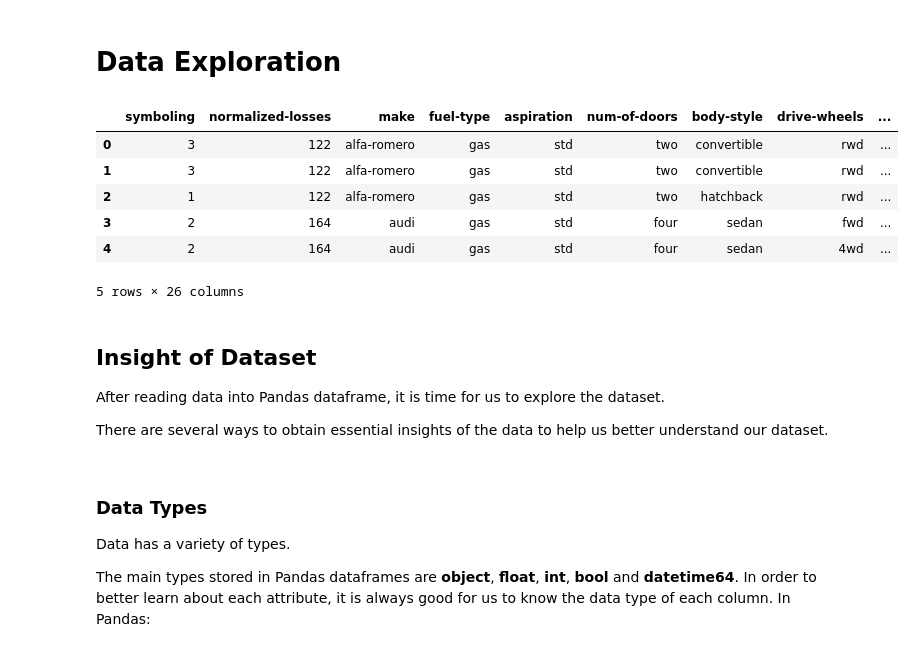
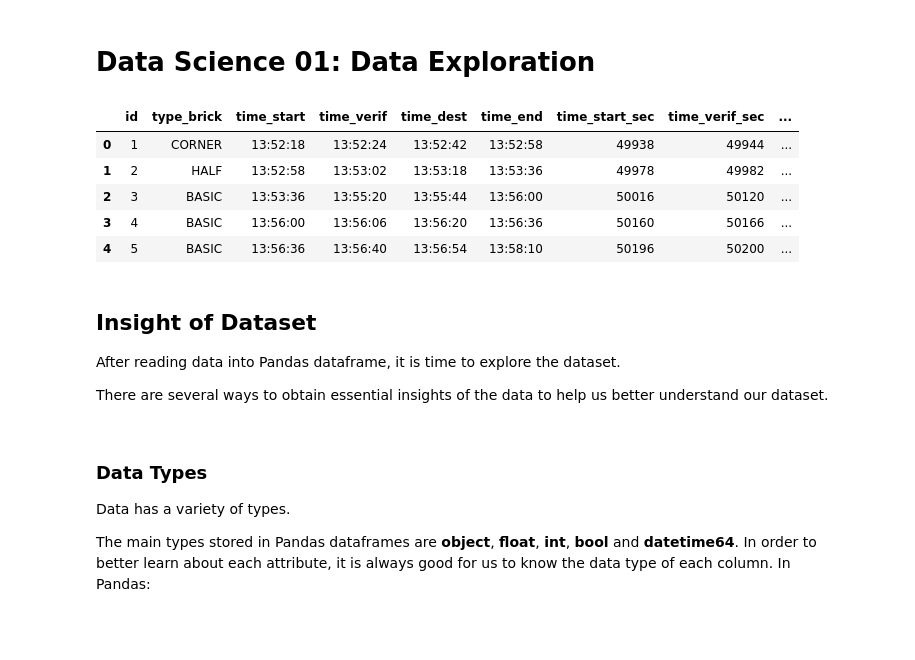
Before and after one commit to UsmanovSla/MGD-RSS, a Jupyter notebook: model/dataScience/DS_02_Exploration.ipynb, the cells around one changed output. Cells and saved outputs as stored; diff of their text form; code cells hidden in the pictures.

```diff
--- a/model/dataScience/DS_02_Exploration.ipynb
+++ b/model/dataScience/DS_02_Exploration.ipynb
@@ -1,5 +1,5 @@
 # %% [markdown]
-# Data Exploration
+# Data Science 01: Data Exploration
 # %%
 # install libraries
 #%pip install pandas
@@ -10,21 +10,20 @@ import pandas as pd
 import numpy as np
 # %%
 # Read clean dataset from file and assign it to variable "df"
-other_path = "data/03_clean_automobile.csv"
+other_path = "../../data/raw/clean_timelaps.csv"
 df = pd.read_csv(other_path)
 df.head()
 # %% [output]
-|  | symboling | normalized-losses | make | fuel-type | aspiration | num-of-doors | body-style | drive-wheels | ... |
-| 0 | 3 | 122 | alfa-romero | gas | std | two | convertible | rwd | ... |
-| 1 | 3 | 122 | alfa-romero | gas | std | two | convertible | rwd | ... |
-| 2 | 1 | 122 | alfa-romero | gas | std | two | hatchback | rwd | ... |
-| 3 | 2 | 164 | audi | gas | std | four | sedan | fwd | ... |
-| 4 | 2 | 164 | audi | gas | std | four | sedan | 4wd | ... |
+|  | id | type_brick | time_start | time_verif | time_dest | time_end | time_start_sec | time_verif_sec | ... |
+| 0 | 1 | CORNER | 13:52:18 | 13:52:24 | 13:52:42 | 13:52:58 | 49938 | 49944 | ... |
+| 1 | 2 | HALF | 13:52:58 | 13:53:02 | 13:53:18 | 13:53:36 | 49978 | 49982 | ... |
+| 2 | 3 | BASIC | 13:53:36 | 13:55:20 | 13:55:44 | 13:56:00 | 50016 | 50120 | ... |
+| 3 | 4 | BASIC | 13:56:00 | 13:56:06 | 13:56:20 | 13:56:36 | 50160 | 50166 | ... |
+| 4 | 5 | BASIC | 13:56:36 | 13:56:40 | 13:56:54 | 13:58:10 | 50196 | 50200 | ... |
-5 rows × 26 columns
 # %% [markdown]
 <h2 id="basic_insight">Insight of Dataset</h2>
 <p>
-After reading data into Pandas dataframe, it is time for us to explore the dataset.<br>
+After reading data into Pandas dataframe, it is time to explore the dataset.<br>
 
 There are several ways to obtain essential insights of the data to help us better understand our dataset.
 </p>
```
Also changed, not shown: parts of 55 cells of this notebook, 2 other files.
